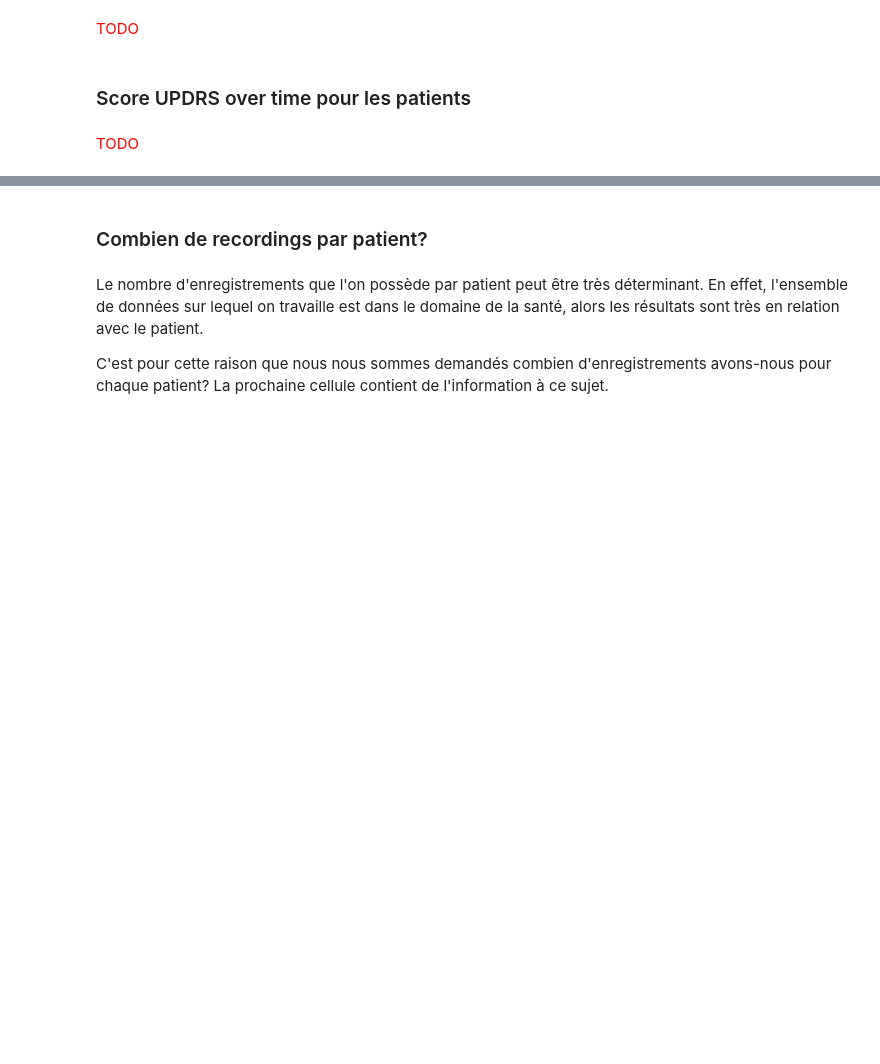
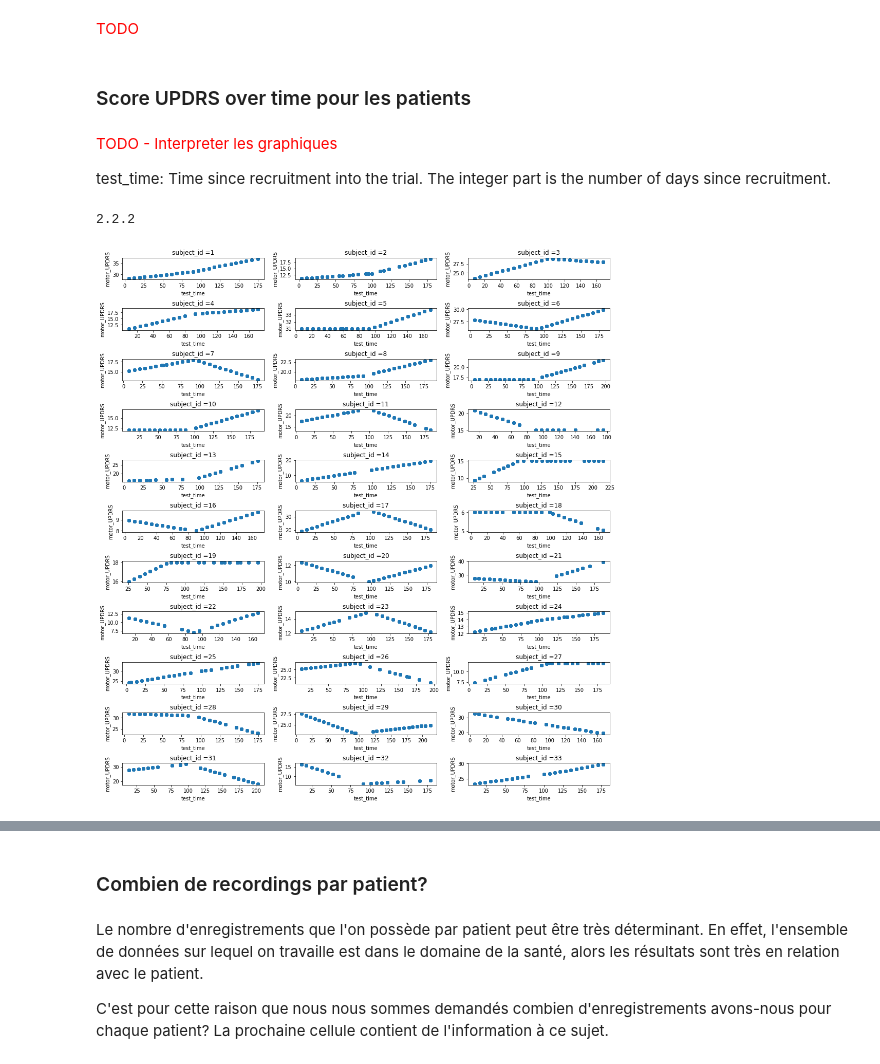
Before and after one commit to Mymoza/DataMining-UPDRS, a Jupyter notebook: UPDRS.ipynb, the cells around one changed output, grey strips where cells are left out. Drawn from its saved outputs; the diff is of its cells as text; code cells hidden in the pictures; blank space fills up the shorter version.

Commit message:
Added time and motor UPDRs graph

```diff
--- a/UPDRS.ipynb
+++ b/UPDRS.ipynb
@@ -179,5 +179,54 @@ Le score total de UPDRS semble suivre une loi normale de moyenne 30
 <font color='red'>TODO</font>
 # %% [markdown]
 ### Score UPDRS over time pour les patients
-# %% [markdown]
-<font color='red'>TODO</font>
+# %% [markdown]
+<font color='red'>TODO - Interpreter les graphiques</font>
+
+test_time: Time since recruitment into the trial. The integer part is the number of days since recruitment.
+# %%
+# Source of the code for the subplots:
+# https://matplotlib.org/3.1.1/gallery/lines_bars_and_markers/markevery_demo.html#sphx-glr-gallery-lines-bars-and-markers-markevery-demo-py
+
+import numpy as np
+import matplotlib.pyplot as plt
+import matplotlib.gridspec as gridspec
+import matplotlib
+print(matplotlib.__version__)
+# # define a list of markevery cases to plot
+# cases = [None,
+#          8,
+#          (30, 8),
+#          [16, 24, 30], [0, -1],
+#          slice(100, 200, 3),
+#          0.1, 0.3, 1.5,
+#          (0.0, 0.1), (0.45, 0.1)]
+
+# define the figure size and grid layout properties
+figsize = (14,15)
+cols = 3
+rows = 11
+# define the data for cartesian plots
+# delta = 0.11
+# x = np.linspace(0, 10 - 2 * delta, 200) + delta
+# y = np.sin(x) + 1.0 + delta
+
+
+def trim_axs(axs, N):
+    """little helper to massage the axs list to have correct length..."""
+    axs = axs.flat
+    for ax in axs[N:]:
+        ax.remove()
+    return axs[:N]
+
+fig2, axs = plt.subplots(rows, cols, figsize=figsize, constrained_layout=True)
+axs = trim_axs(axs, 42)
+for ax, subject_id in zip(axs, range(1,43)):
+    ax.set_title('subject_id =%s' % str(subject_id))
+    ax.set_xlabel('test_time')
+    ax.set_ylabel('motor_UPDRS')
+#     ax.set_xscale('log')
+#     ax.set_yscale('log')
+    ax.scatter((df[df['subject_id'] == subject_id].test_time), (df[df['subject_id'] == subject_id].motor_UPDRS))
+# %% [output]
+2.2.2
+[figure, added]
```
Also changed, not shown: parts of 5 cells of this notebook.
